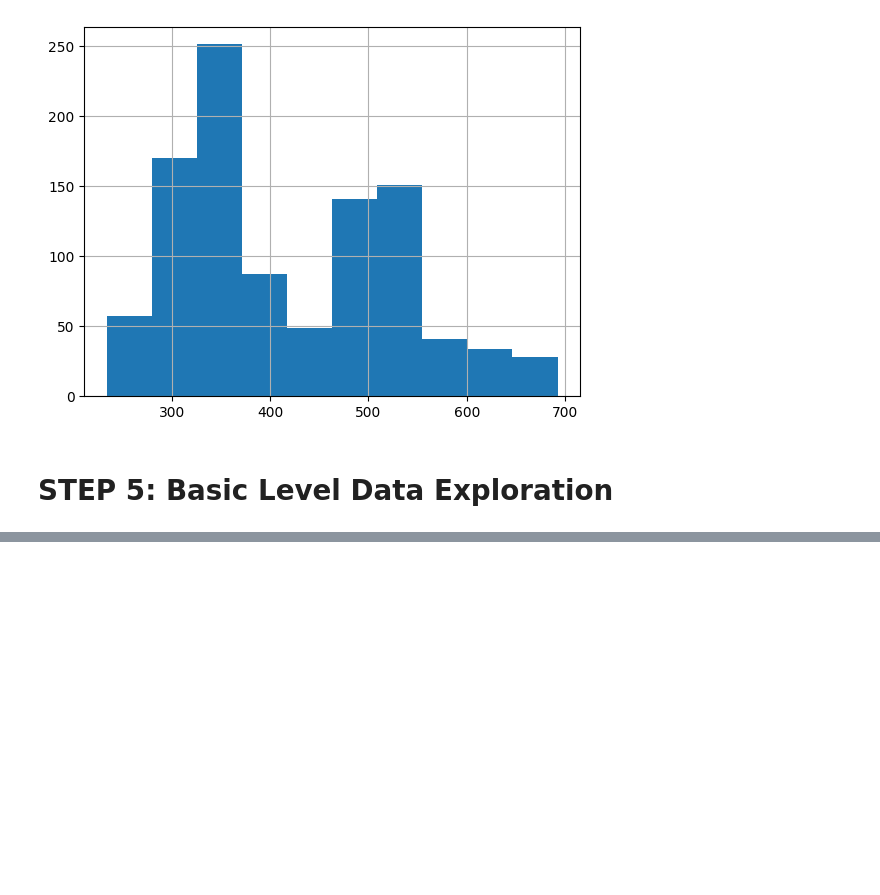
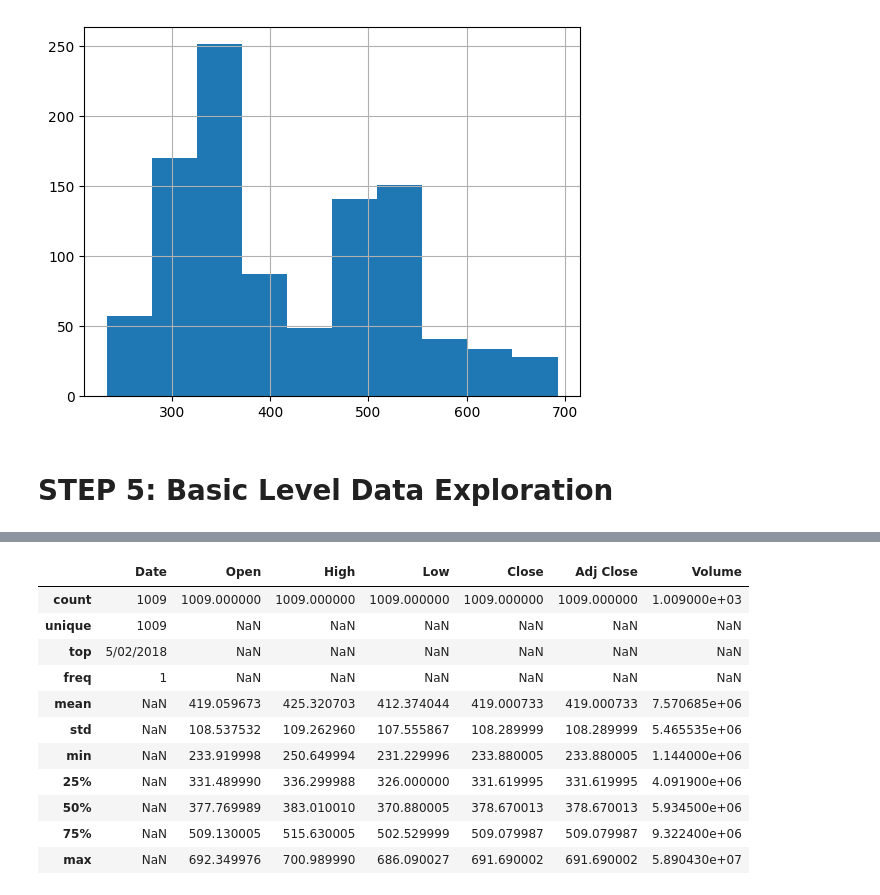
Before and after one commit to Suba-XIV/ST1Capstone, a Jupyter notebook: ST1_CapstoneProject.ipynb, the cells around one changed output, grey strips where cells are left out. Saved outputs shown, nothing was run; the diff lists cells and outputs as text; code cells hidden in the pictures; blank space fills up the shorter version.

```diff
--- a/ST1_CapstoneProject.ipynb
+++ b/ST1_CapstoneProject.ipynb
@@ -131,0 +173,16 @@ NetflixData['Open'].hist()
+# %%
+# Looking at the descriptive statistics of the data
+NetflixData.describe(include='all')
+# %% [output]
+|  | Date | Open | High | Low | Close | Adj Close | Volume |
+| count | 1009 | 1009.000000 | 1009.000000 | 1009.000000 | 1009.000000 | 1009.000000 | 1.009000e+03 |
+| unique | 1009 | NaN | NaN | NaN | NaN | NaN | NaN |
+| top | 5/02/2018 | NaN | NaN | NaN | NaN | NaN | NaN |
+| freq | 1 | NaN | NaN | NaN | NaN | NaN | NaN |
+| mean | NaN | 419.059673 | 425.320703 | 412.374044 | 419.000733 | 419.000733 | 7.570685e+06 |
+| std | NaN | 108.537532 | 109.262960 | 107.555867 | 108.289999 | 108.289999 | 5.465535e+06 |
+| min | NaN | 233.919998 | 250.649994 | 231.229996 | 233.880005 | 233.880005 | 1.144000e+06 |
+| 25% | NaN | 331.489990 | 336.299988 | 326.000000 | 331.619995 | 331.619995 | 4.091900e+06 |
+| 50% | NaN | 377.769989 | 383.010010 | 370.880005 | 378.670013 | 378.670013 | 5.934500e+06 |
+| 75% | NaN | 509.130005 | 515.630005 | 502.529999 | 509.079987 | 509.079987 | 9.322400e+06 |
+| max | NaN | 692.349976 | 700.989990 | 686.090027 | 691.690002 | 691.690002 | 5.890430e+07 |
```
Also changed, not shown: parts of 5 cells of this notebook.
